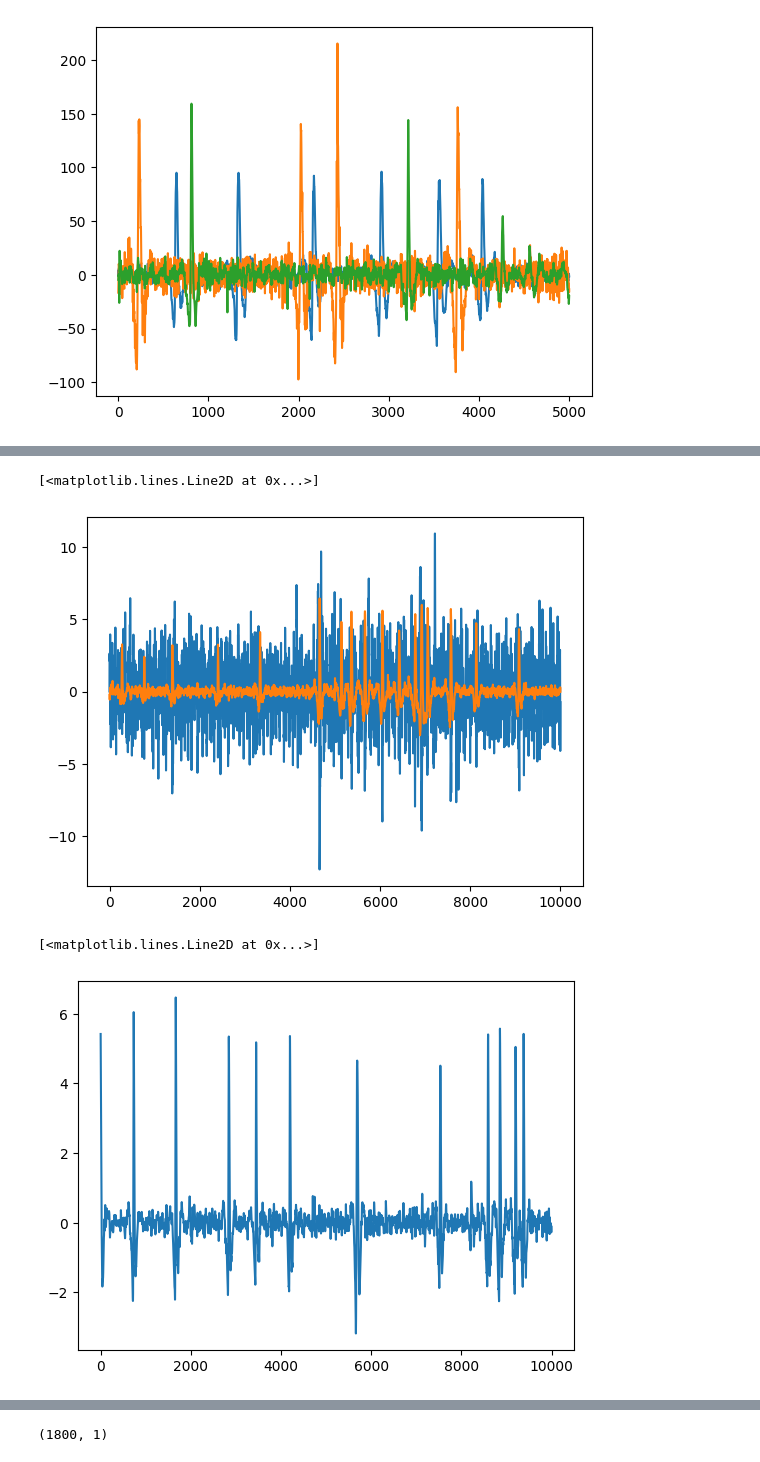
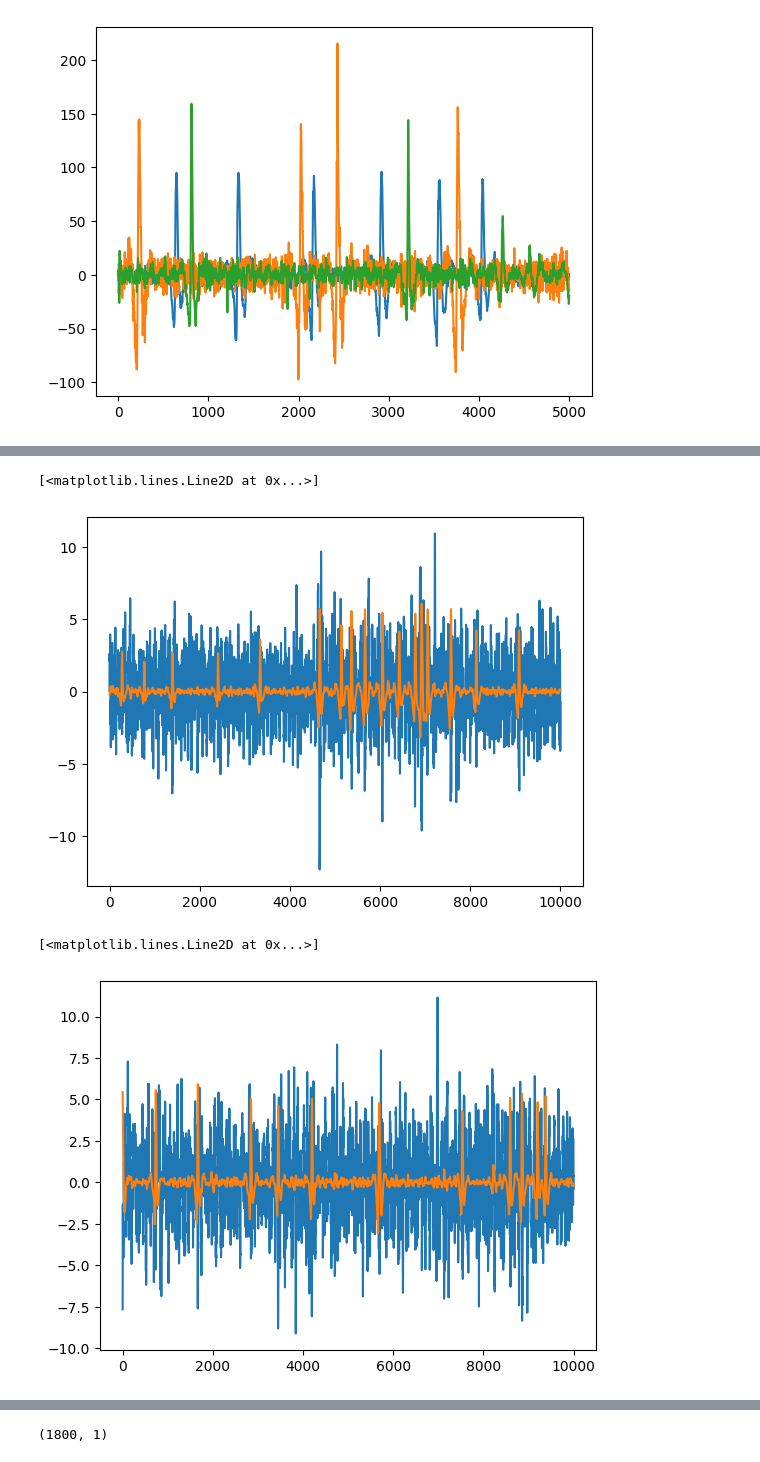
Before and after one commit to piyashib/Eye-Blink-Detector, a Jupyter notebook: CreateAllDatasets.ipynb, the cells around one changed output, grey strips where cells are left out. Cells and saved outputs as stored; diff of their text form; code cells hidden in the pictures.

```diff
--- a/CreateAllDatasets.ipynb
+++ b/CreateAllDatasets.ipynb
@@ -21,13 +40,14 @@ print(EEGStitched.shape)
 ['EEGStitched']
 (19, 29, 76800)
 # %%
+#Load information about channels and sampling rate
 info_data = sio.loadmat('dataInfo.mat', chars_as_strings=True)
-channelNames = info_data['channelNames'].flatten().tolist()
-channelNames = [x.item() for x in channelNames]
-print(channelNames)
+channel_names = info_data['channelNames'].flatten().tolist()
+channel_names = [x.item() for x in channel_names]
+print(channel_names)
 
-Fs = info_data['EEGSampleRate'].flatten()[0]
-print(Fs)
+sampling_freq = info_data['EEGSampleRate'].flatten()[0]
+print(sampling_freq)
 # %% [output]
 ['Cz', 'Fp1', 'Fpz', 'Fp2', 'F3', 'Fz', 'F4', 'FC1', 'FC2', 'C3', 'C4', 'CP1', 'CP2', 'P3', 'Pz', 'P4', 'F1', 'F2', 'FC3', 'FCz', 'FC4', 'C1', 'C2', 'CP3', 'CPz', 'CP4', 'P1', 'P2']
 256
@@ -140,8 +161,9 @@ Scale data Optional
 # %%
-from sklearn.model_selection import train_test_split
+
+#exracting relevant data
 EEGStitchedCz = EEGStitched[:,0,:]
 EEGStitchedFp1 = EEGStitched[:,1,:]
 
-Cz_train, Cz_test, Fp1_train, Fp1_test = train_test_split(EEGStitchedCz,EEGStitchedFp1, test_size=3/19, random_state=8)
-Cz_train, Cz_val, Fp1_train, Fp1_val = train_test_split(Cz_train,Fp1_train, test_size=3/16, random_state=8)
-Cz_train_US, Cz_train_S, Fp1_train_US, Fp1_train_S = train_test_split(Cz_train,Fp1_train, test_size=3/13, random_state=8)
+Cz_X_train, Cz_X_test, Fp1_X_train, Fp1_X_test = train_test_split(EEGStitchedCz,EEGStitchedFp1, test_size=3/19, random_state=8)
+Cz_X_train, Cz_X_val, Fp1_X_train, Fp1_X_val = train_test_split(Cz_X_train,Fp1_X_train, test_size=3/16, random_state=8)
+Cz_X_train_unlabeled, Cz_X_train_labeled, Fp1_X_train_unlabeled, Fp1_X_train_labeled = train_test_split(Cz_X_train,Fp1_X_train, test_size=3/13, random_state=8)
@@ -155,19 +182,14 @@ plt.plot(Fp1_train_S[2,:5000])
 # %%
+#zscore normalize all data and low pass filter at 3Hz
 
-from scipy.stats import zscore
-#zscore normalize all data
-# Cz_train_US_zs = zscore(Cz_train_US,1)
-# Cz_train_S_zs = zscore(Cz_train_S,1)
-# Cz_val_zs = zscore(Cz_val,1)
+cutoff_freq = 10
 
-Fp1_train_US_zs = zscore(Fp1_train_US,1)
-Fp1_train_S_zs = zscore(Fp1_train_S,1)
-Fp1_val_zs = zscore(Fp1_val,1)
+Fp1_X_train_labeled_zs = zscore(Fp1_X_train_labeled,1)
+Fp1_X_train_labeled_filt = zero_phase_freq_filter(Fp1_X_train_labeled_zs, cutoff_freq, sampling_freq, 'low', 4)
 
-Fp1_train_US_filt = zeroPhaseFreqFilter(Fp1_train_US_zs, 20, Fs, 'low', 4)
-Fp1_train_S_filt = zeroPhaseFreqFilter(Fp1_train_S_zs, 20, Fs, 'low', 4)
-Fp1_val_filt = zeroPhaseFreqFilter(Fp1_val_zs, 20, Fs, 'low', 4)
+Fp1_X_val_zs = zscore(Fp1_X_val,1)
+Fp1_X_val_filt = zero_phase_freq_filter(Fp1_X_val_zs, cutoff_freq, sampling_freq, 'low', 4)
 
-Fp1_test_zs = zscore(Fp1_test,1)
-Fp1_test_filt = zeroPhaseFreqFilter(Fp1_test_zs, 20, Fs, 'low', 4)
+Fp1_X_test_zs = zscore(Fp1_X_test,1)
+Fp1_X_test_filt = zero_phase_freq_filter(Fp1_X_test_zs, cutoff_freq, sampling_freq, 'low', 4)
 # %%
@@ -225,11 +233,14 @@ plt.plot(Fp1_train_S_filt[2,0:10000])
 # %%
-plt.plot(Cz_val[2,0:10000])
-plt.plot(Fp1_val_filt[2,0:10000])
+#validation set
+plt.plot(Cz_X_val[2,0:10000])
+plt.plot(Fp1_X_val_filt[2,0:10000])
 # %% [output]
 [<matplotlib.lines.Line2D at 0x...>]
-[figure, old version]
+[figure, new version]
 # %%
-plt.plot(Fp1_test_filt[2,0:10000])
+#validation set
+plt.plot(Cz_X_test[2,0:10000])
+plt.plot(Fp1_X_test_filt[2,0:10000])
 # %% [output]
 [<matplotlib.lines.Line2D at 0x...>]
-[figure, old version]
+[figure, new version]
```
Also changed, not shown: parts of 26 cells of this notebook, 10 other files.
